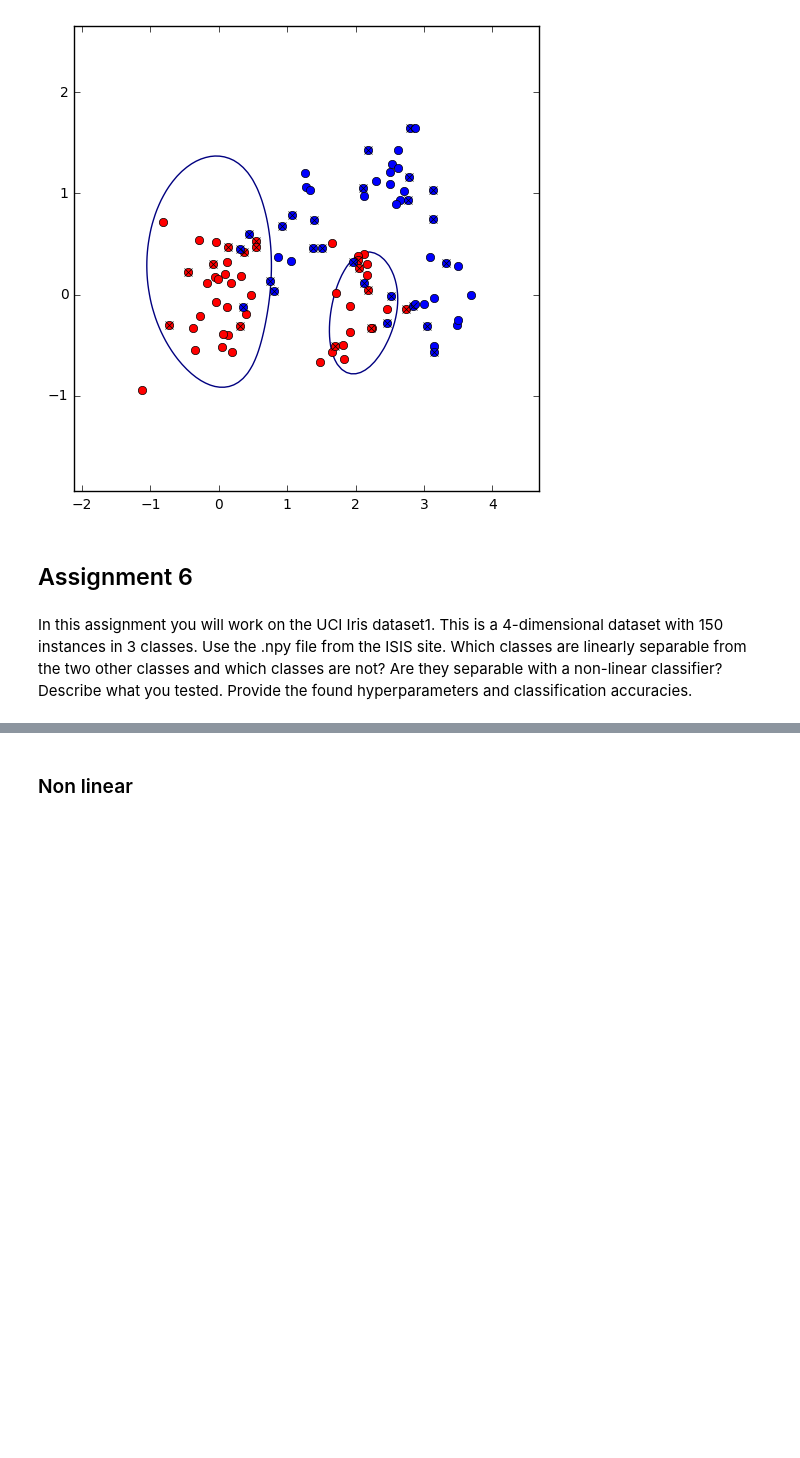
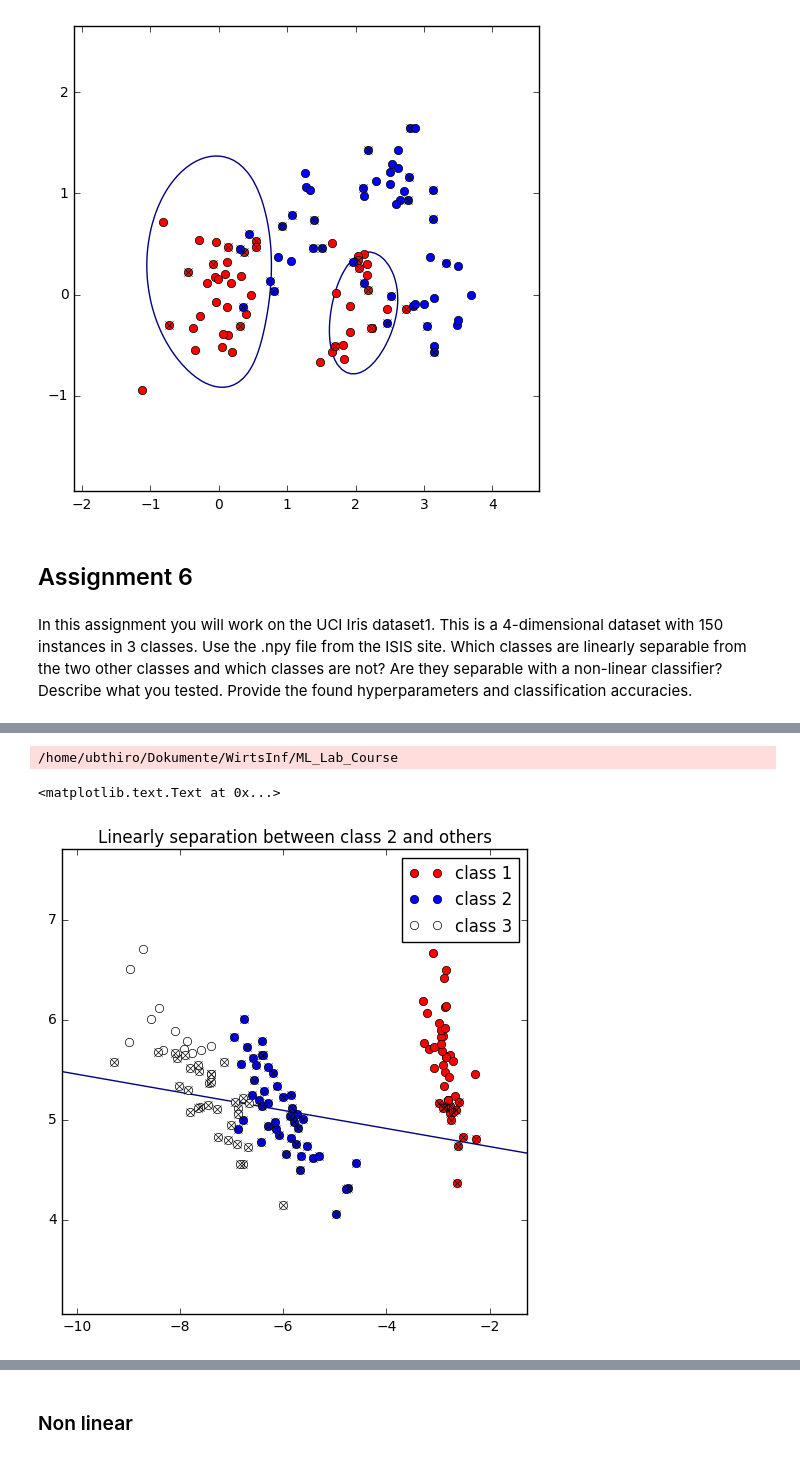
Before and after one commit to hirogit1002/ML_lab, a Jupyter notebook: 04/assign4.ipynb, the cells around one changed output, grey strips where cells are left out. Drawn from its saved outputs; the diff is of its cells as text; code cells hidden in the pictures; blank space fills up the shorter version.

```diff
--- a/04/assign4.ipynb
+++ b/04/assign4.ipynb
@@ -349,0 +348,7 @@ imp.plot_svm_2d(X_pro, Y3_12, svm3_12)
+# %%
+plot_svm_2d_kai(X_pro, Y2_13,Y, svm2_13)
+plt.title("Linearly separation between class 2 and others")
+# %% [output]
+/home/ubthiro/Dokumente/WirtsInf/ML_Lab_Course
+<matplotlib.text.Text at 0x...>
+[figure, added]
```
Also changed, not shown: parts of 13 cells of this notebook.
